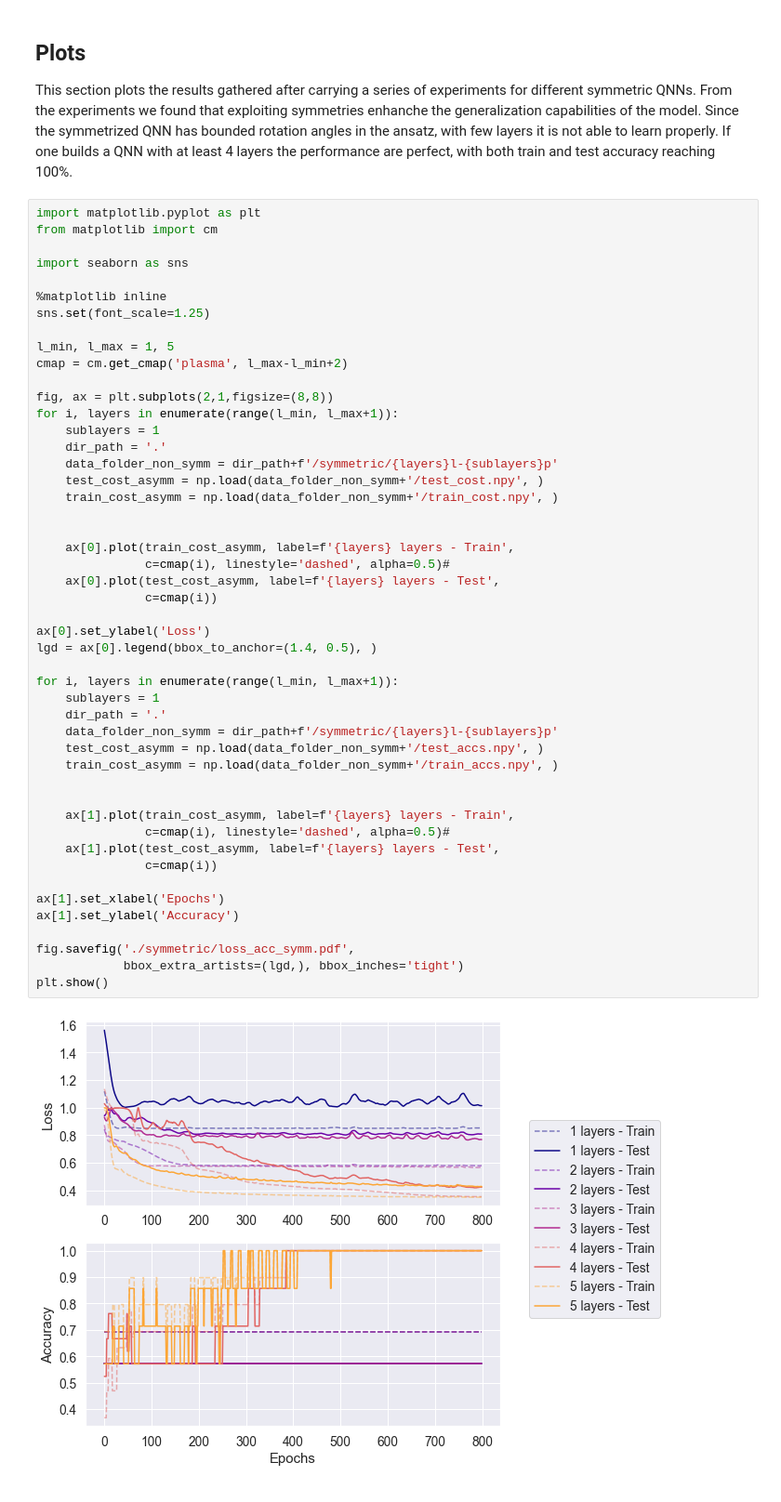
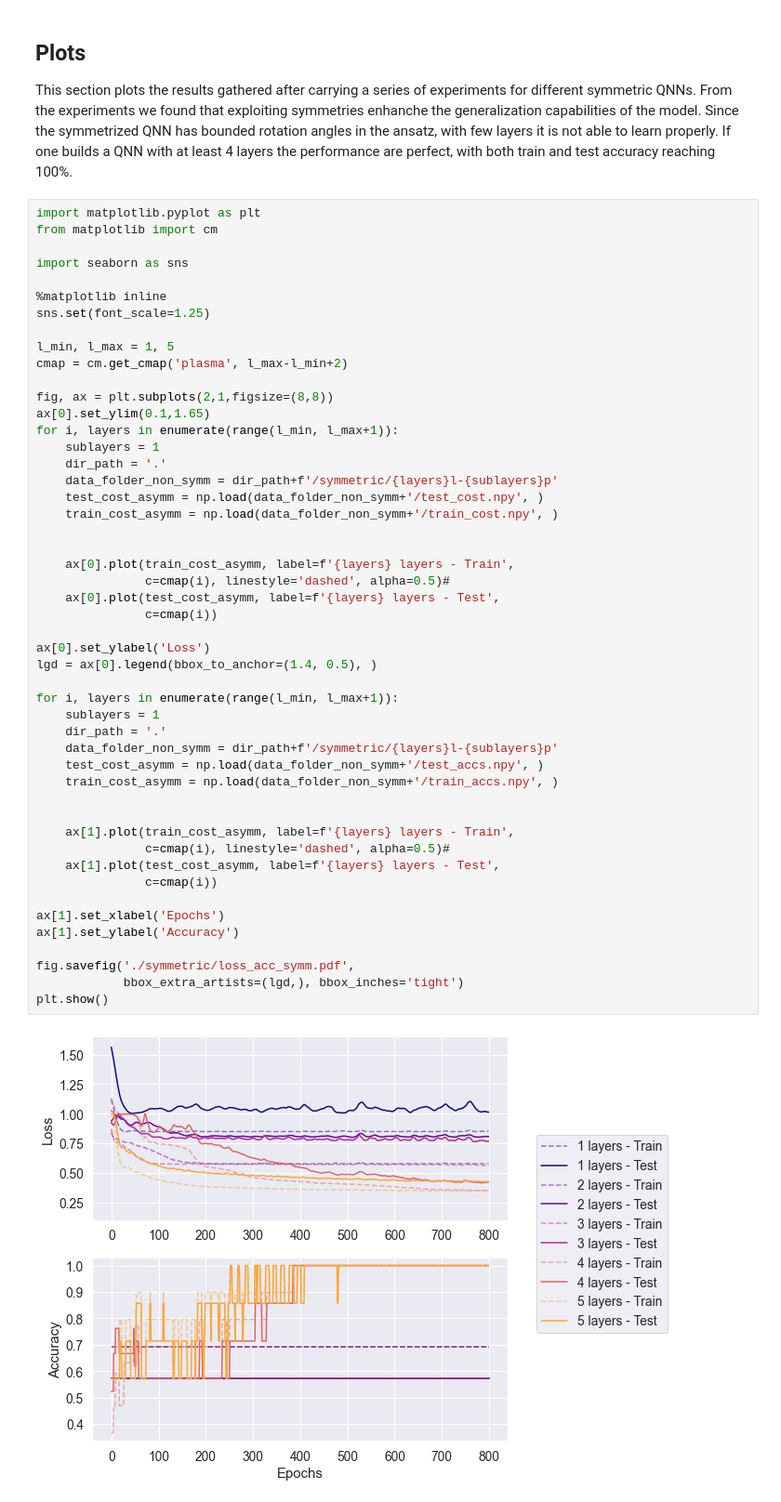
Before and after one commit to fran-scala/qml-schwinger-model, a Jupyter notebook: schwinger/Schwinger_circuit.ipynb, the cells around one changed output. Shown at 93% size. Cells and saved outputs as stored; diff of their text form.

```diff
--- a/schwinger/Schwinger_circuit.ipynb
+++ b/schwinger/Schwinger_circuit.ipynb
@@ -297,6 +297,7 @@ l_min, l_max = 1, 5
 cmap = cm.get_cmap('plasma', l_max-l_min+2)
 
 fig, ax = plt.subplots(2,1,figsize=(8,8))
+ax[0].set_ylim(0.1,1.65)
 for i, layers in enumerate(range(l_min, l_max+1)):
     sublayers = 1
     dir_path = '.'
@@ -306,31 +307,31 @@ for i, layers in enumerate(range(l_min, l_max+1)):
 
 
     ax[0].plot(train_cost_asymm, label=f'{layers} layers - Train',
                c=cmap(i), linestyle='dashed', alpha=0.5)#
     ax[0].plot(test_cost_asymm, label=f'{layers} layers - Test',
                c=cmap(i))
 
 ax[0].set_ylabel('Loss')
 lgd = ax[0].legend(bbox_to_anchor=(1.4, 0.5), )
 
 for i, layers in enumerate(range(l_min, l_max+1)):
     sublayers = 1
     dir_path = '.'
     data_folder_non_symm = dir_path+f'/symmetric/{layers}l-{sublayers}p'
     test_cost_asymm = np.load(data_folder_non_symm+'/test_accs.npy', )
     train_cost_asymm = np.load(data_folder_non_symm+'/train_accs.npy', )
 
 
     ax[1].plot(train_cost_asymm, label=f'{layers} layers - Train',
                c=cmap(i), linestyle='dashed', alpha=0.5)#
     ax[1].plot(test_cost_asymm, label=f'{layers} layers - Test',
                c=cmap(i))
 
 ax[1].set_xlabel('Epochs')
 ax[1].set_ylabel('Accuracy')
 
 fig.savefig('./symmetric/loss_acc_symm.pdf',
             bbox_extra_artists=(lgd,), bbox_inches='tight')
 plt.show()
 # %% [output]
-[figure, old version]
+[figure, new version]
```
Also changed, not shown: 3 other files.
